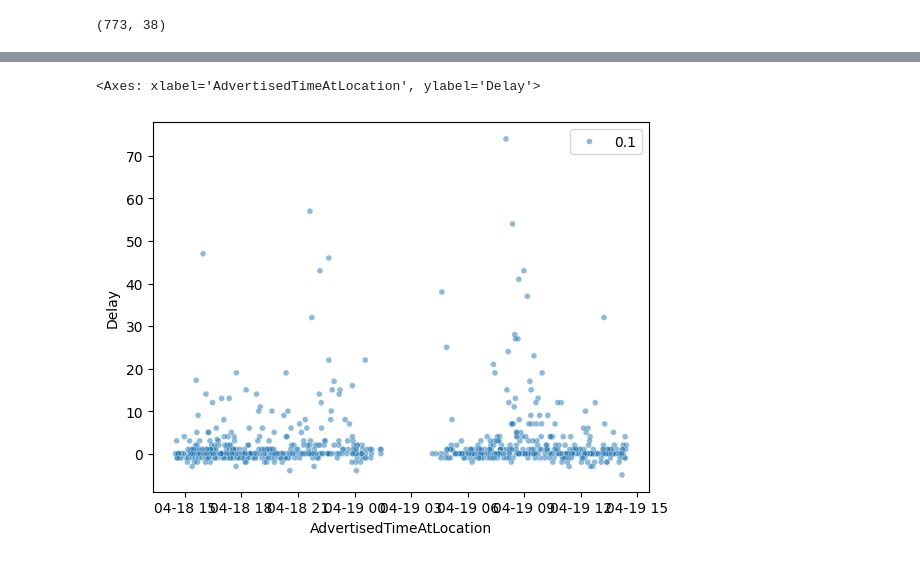
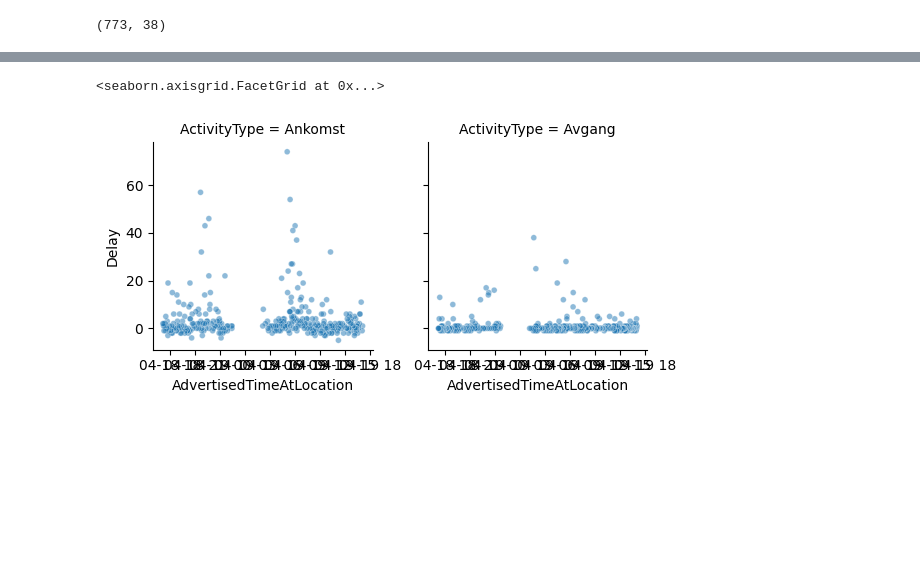
Before and after one commit to obeq/system-integration-training-ground, a Jupyter notebook: playgroundwithtrains.ipynb, the cells around one changed output, grey strips where cells are left out. Cells and saved outputs as stored; diff of their text form; code cells hidden in the pictures; blank space fills up the shorter version.

Commit message:
authentication

```diff
--- a/playgroundwithtrains.ipynb
+++ b/playgroundwithtrains.ipynb
@@ -28 +21,20 @@ question
+# %%
+all_locations = get_data(
+    """
+    <REQUEST>
+        <LOGIN authenticationkey="e4f6b2548ecc4400b9fc59c4a4710fe8"/>
+        <QUERY objecttype="TrainStation" namespace="rail.infrastructure" schemaversion="1.5" limit="10000">
+            <FILTER></FILTER>
+            <INCLUDE>AdvertisedLocationName</INCLUDE>
+            <INCLUDE>LocationSignature</INCLUDE>
+        </QUERY>
+    </REQUEST>
+    """
+)
+
+df_locations = pd.DataFrame(all_locations['TrainStation'])
+df_locations['AdvertisedLocationName'] = df_locations['AdvertisedLocationName'].str.lower()
+
+def get_signature(location: str):
+    return df_locations[df_locations['AdvertisedLocationName'].str.find(location) > -1]['LocationSignature'].values
 # %%
@@ -74,0 +71,4 @@ traininfo
+# %%
+traininfo = get_data_for_station("stockholm c")
+
+traininfo
@@ -77,18 +95,18 @@ len (traininfo['RESPONSE']['RESULT'][0]['TrainAnnouncement'])
 # %% [output]
 773
 # %%
-df = pd.DataFrame(traininfo["RESPONSE"]["RESULT"][0]["TrainAnnouncement"])
+df = pd.DataFrame(traininfo["TrainAnnouncement"])
 
 df.head(1)
 df.shape
 # %% [output]
 (773, 38)
 # %%
-df = df[['AdvertisedTimeAtLocation', 'TimeAtLocation']]
+df = df[['AdvertisedTimeAtLocation', 'TimeAtLocation', 'ActivityType']]
 
 df['AdvertisedTimeAtLocation'] = pd.to_datetime(df['AdvertisedTimeAtLocation'])
 df['TimeAtLocation'] = pd.to_datetime(df['TimeAtLocation'])
 
 df.loc[:, 'Delay'] = (df['TimeAtLocation'] - df['AdvertisedTimeAtLocation']).dt.total_seconds() / 60
 
-df.mean()
+# df.mean()
@@ -105,5 +118,6 @@ df.plot(x='AdvertisedTimeAtLocation', y='Delay')
 # %%
-sns.scatterplot(data=df, x='AdvertisedTimeAtLocation', y='Delay', alpha=0.5, size=0.1)
+g = sns.FacetGrid(df, col='ActivityType')
+g.map(sns.scatterplot, 'AdvertisedTimeAtLocation', 'Delay', alpha=0.5, size=0.1)
 # %% [output]
-<Axes: xlabel='AdvertisedTimeAtLocation', ylabel='Delay'>
+<seaborn.axisgrid.FacetGrid at 0x...>
-[figure, old version]
+[figure, new version]
```
Also changed, not shown: parts of 11 cells of this notebook, 4 other files.
